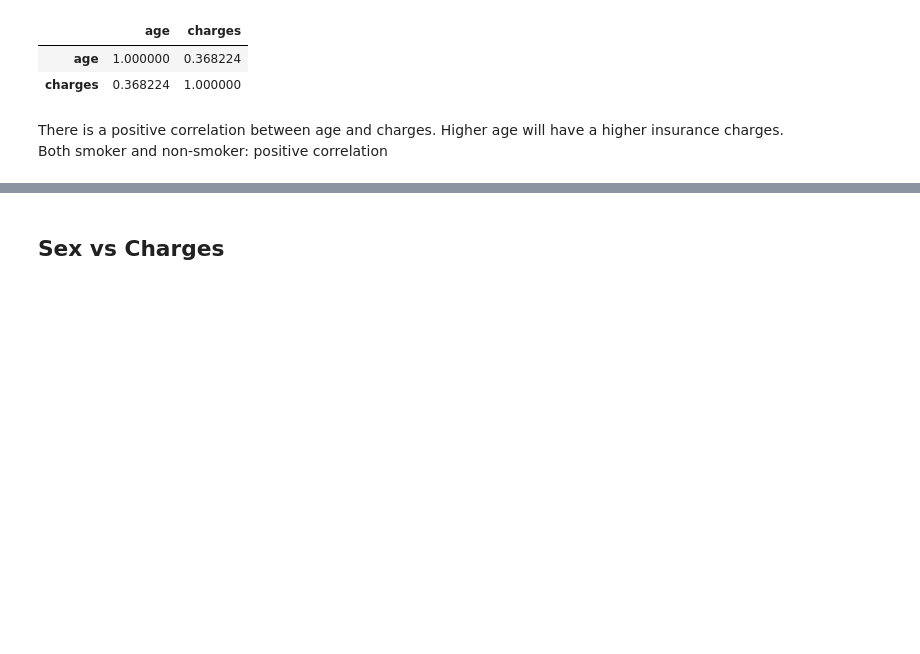
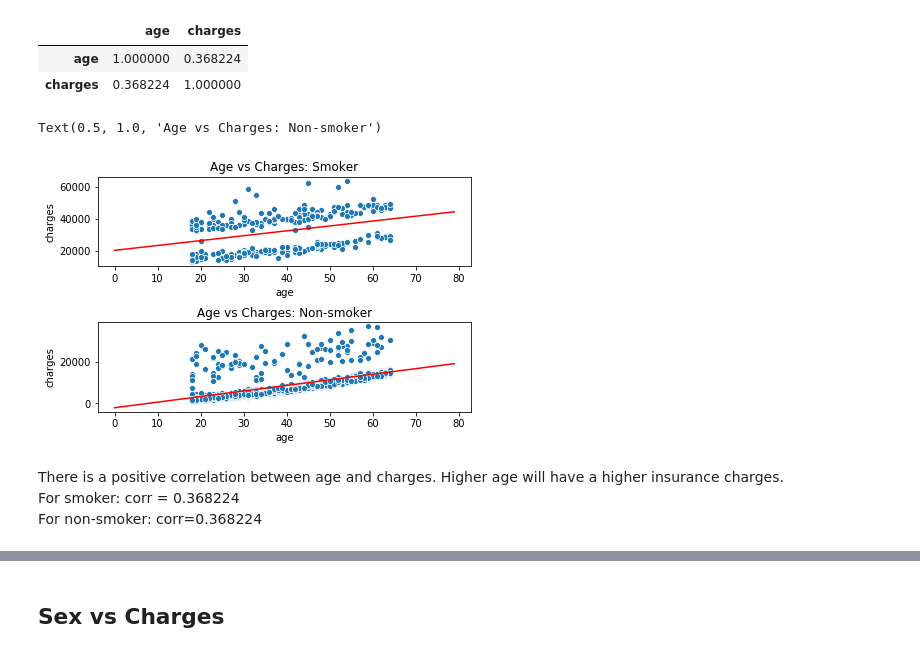
Before and after one commit to rockyclh/US-Insurance-Charges, a Jupyter notebook: US Medical Insurance Cost.ipynb, the cells around one changed output, grey strips where cells are left out. Drawn from its saved outputs; the diff is of its cells as text; code cells hidden in the pictures; blank space fills up the shorter version.

```diff
--- a/US Medical Insurance Cost.ipynb
+++ b/US Medical Insurance Cost.ipynb
@@ -161,6 +156,28 @@ age_charge_smoker.corr()
 |  | age | charges |
 | age | 1.000000 | 0.368224 |
 | charges | 0.368224 | 1.000000 |
+# %%
+from sklearn.linear_model import LinearRegression
+lin_reg_smoker = LinearRegression()
+lin_reg_smoker.fit(np.array(insurance_cost_smoker['age']).reshape(-1,1), np.array(insurance_cost_smoker['charges']))
+age_new = np.arange(80).reshape(-1,1)
+predict_smoker = lin_reg_smoker.predict(age_new)
+# %%
+lin_reg_nonsmoker = LinearRegression()
+lin_reg_nonsmoker.fit(np.array(insurance_cost_nonsmoker['age']).reshape(-1,1), np.array(insurance_cost_nonsmoker['charges']))
+predict_nonsmoker = lin_reg_nonsmoker.predict(age_new)
+# %%
+f, (ax1, ax2) = plt.subplots(2, 1, constrained_layout=True)
+sns.scatterplot(x='age', y='charges', data=insurance_cost_smoker, ax=ax1)
+sns.scatterplot(x='age', y='charges', data=insurance_cost_nonsmoker, ax=ax2)
+ax1.plot(age_new, predict_smoker,"r-")
+ax2.plot(age_new, predict_nonsmoker, "r-")
+ax1.set_title("Age vs Charges: Smoker")
+ax2.set_title("Age vs Charges: Non-smoker")
+# %% [output]
+Text(0.5, 1.0, 'Age vs Charges: Non-smoker')
+[figure, added]
 # %% [markdown]
 There is a positive correlation between age and charges. Higher age will have a higher insurance charges. \
-Both smoker and non-smoker: positive correlation
+For smoker: corr = 0.368224 \
+For non-smoker: corr=0.368224
```
Also changed, not shown: parts of 55 cells of this notebook.
